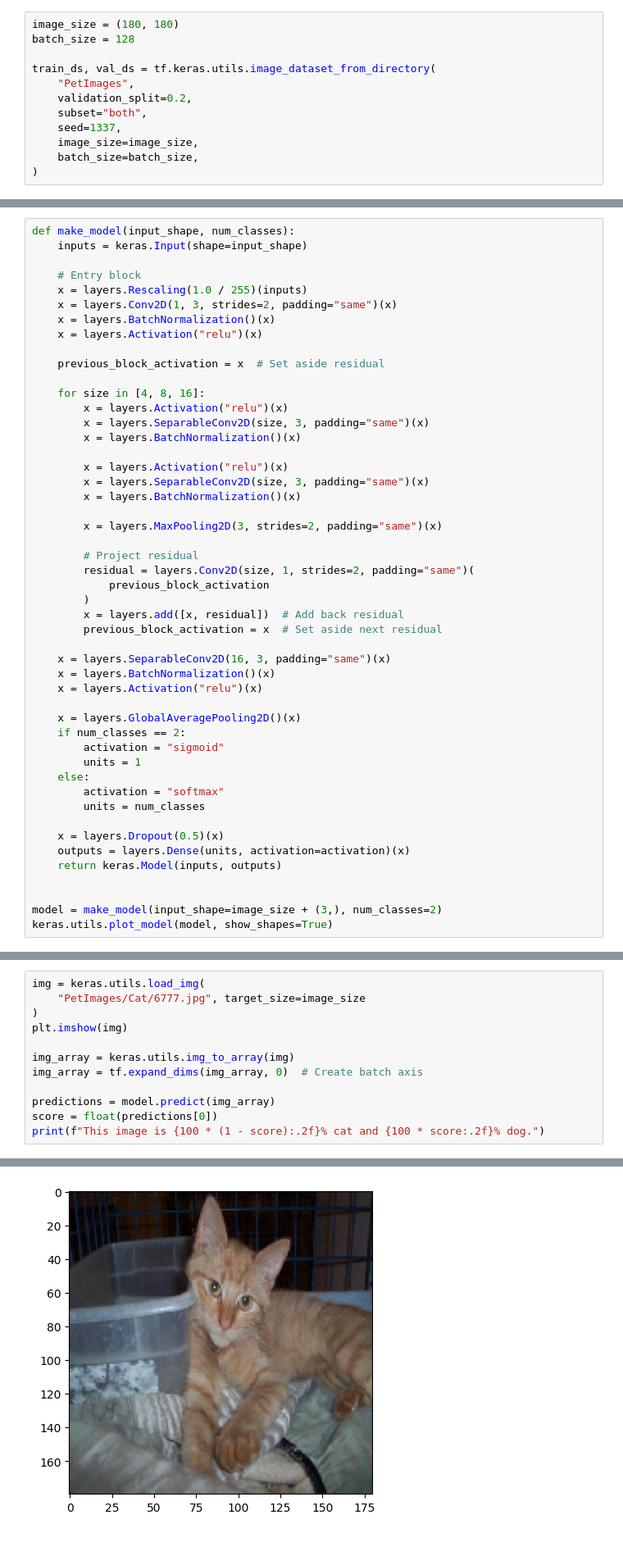
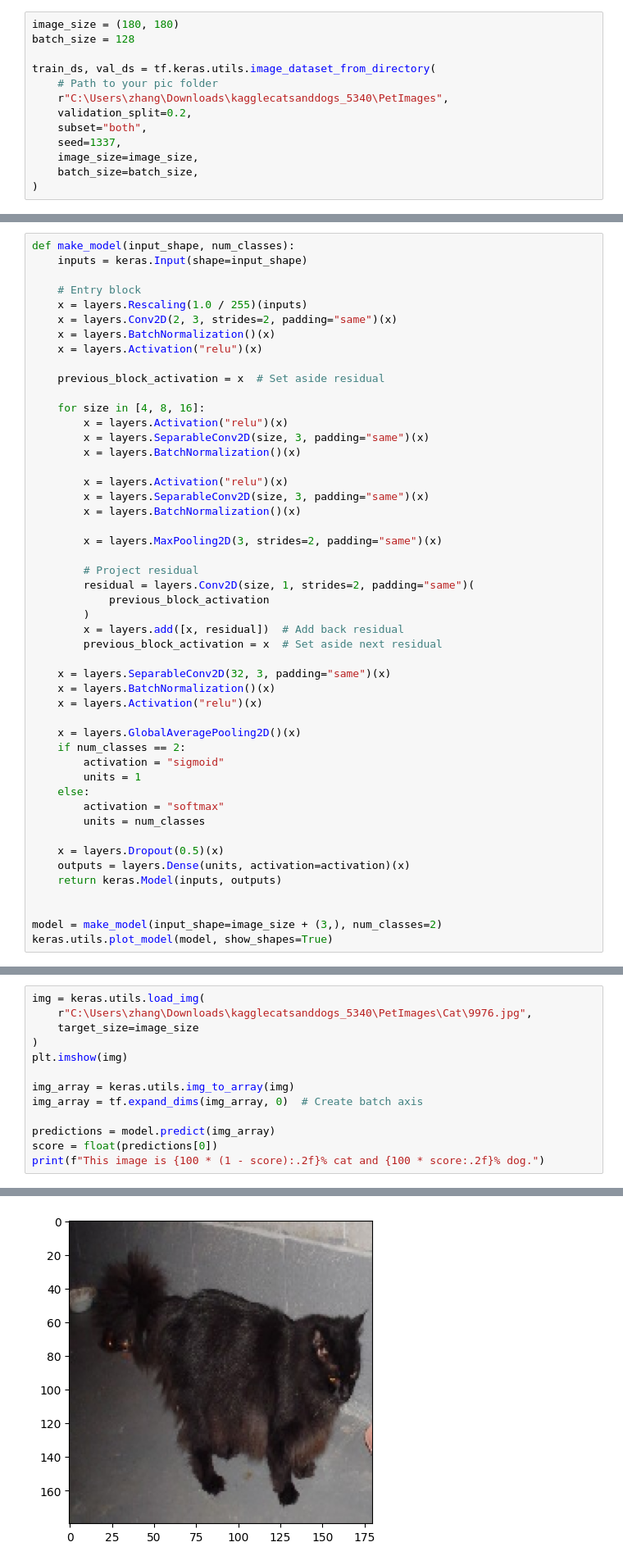
Before and after one commit to fistfulofyen/Deep_Learning_For_Cat_Pictures, a Jupyter notebook: Tensorflow_Implementation_NN.ipynb, the cells around one changed output, grey strips where cells are left out. Shown at 82% size. Cells and saved outputs as stored; diff of their text form.

```diff
--- a/Tensorflow_Implementation_NN.ipynb
+++ b/Tensorflow_Implementation_NN.ipynb
@@ -33,7 +34,8 @@ image_size = (180, 180)
 batch_size = 128
 
 train_ds, val_ds = tf.keras.utils.image_dataset_from_directory(
-    "PetImages",
+    # Path to your pic folder
+    r"C:\Users\zhang\Downloads\kagglecatsanddogs_5340\PetImages",
     validation_split=0.2,
     subset="both",
     seed=1337,
@@ -116,7 +118,7 @@ def make_model(input_shape, num_classes):
 
     # Entry block
     x = layers.Rescaling(1.0 / 255)(inputs)
-    x = layers.Conv2D(1, 3, strides=2, padding="same")(x)
+    x = layers.Conv2D(2, 3, strides=2, padding="same")(x)
     x = layers.BatchNormalization()(x)
     x = layers.Activation("relu")(x)
 
@@ -140,7 +142,7 @@ def make_model(input_shape, num_classes):
         x = layers.add([x, residual])  # Add back residual
         previous_block_activation = x  # Set aside next residual
 
-    x = layers.SeparableConv2D(16, 3, padding="same")(x)
+    x = layers.SeparableConv2D(32, 3, padding="same")(x)
     x = layers.BatchNormalization()(x)
     x = layers.Activation("relu")(x)
 
@@ -199,7 +201,8 @@ Epoch 25/25
 <keras.callbacks.History at 0x...>
 # %%
 img = keras.utils.load_img(
-    "PetImages/Cat/6777.jpg", target_size=image_size
+    r"C:\Users\zhang\Downloads\kagglecatsanddogs_5340\PetImages\Cat\9976.jpg",
+    target_size=image_size
 )
 plt.imshow(img)
 
@@ -215 +218 @@ This image is 52.46% cat and 47.54% dog.
-[figure, old version]
+[figure, new version]
```
Also changed, not shown: parts of 4 cells of this notebook, 26 other files.
